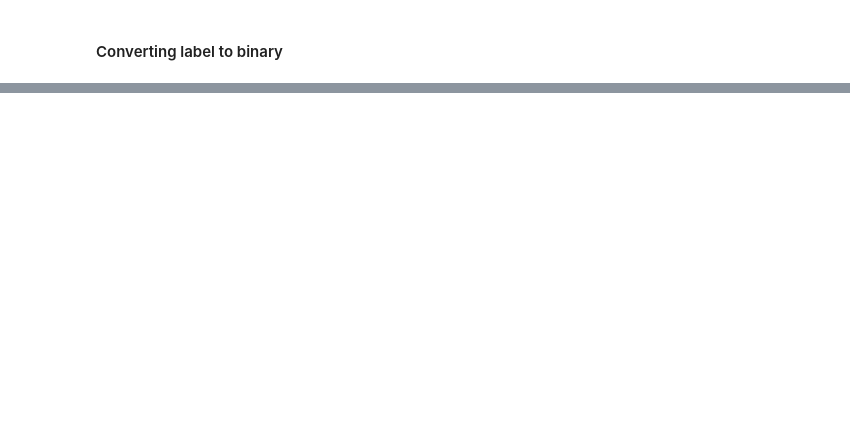
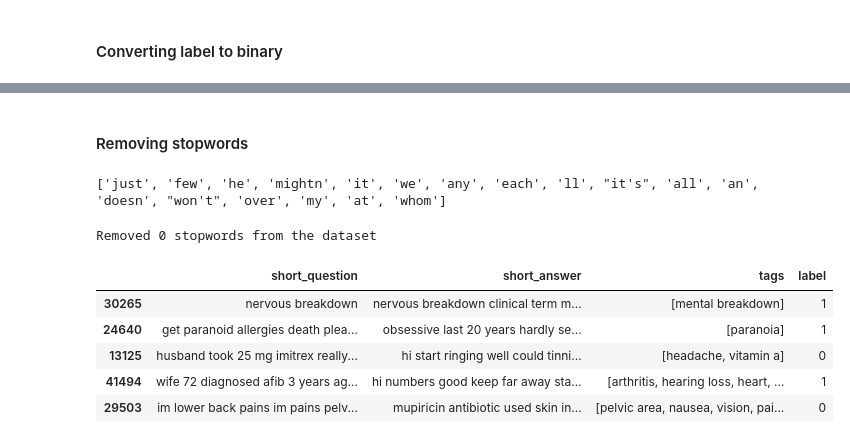
Before and after one commit to Arnav710/cse150a, a Jupyter notebook: data_preprocessing.ipynb, the cells around one changed output, grey strips where cells are left out. Cells and saved outputs as stored; diff of their text form; code cells hidden in the pictures; blank space fills up the shorter version.

Commit message:
feat: tokenization and stopword removal

```diff
--- a/data_preprocessing.ipynb
+++ b/data_preprocessing.ipynb
@@ -116,3 +119,51 @@ df.sample(5, random_state=SEED)
 | 13125 | my husband took a 25 mg imitrex f... | hi start with the ringing well th... | [headache, vitamin a] | 0 |
 | 41494 | my wife is 72 and was diagnosed w... | hi her numbers are good and keep ... | [arthritis, hearing loss, heart, ... | 1 |
 | 29503 | im having lower back pains and im... | mupiricin is an antibiotic used f... | [pelvic area, nausea, vision, pai... | 0 |
+# %% [markdown]
+#### Removing stopwords
+# %%
+stop_words = set(stopwords.words('english'))
+
+# View some samples of stopwords to see what they look like
+print(list(stop_words)[::10])
+# %% [output]
+['just', 'few', 'he', 'mightn', 'it', 'we', 'any', 'each', 'll', "it's", 'all', 'an', 'doesn', "won't", 'over', 'my', 'at', 'whom']
+# %%
+def remove_stopwords(df: pd.DataFrame, cols) -> pd.DataFrame:
+
+	count_removed = 0
+
+	stop_words = set(stopwords.words('english'))
+
+	for i, row in df.iterrows():
+		for col in cols:
+
+			# Get list of tokens in sentence
+			sentence_tokens = word_tokenize(df.at[i, col])
+
+			sentence_tokens_without_stopwords = []
+			for token in sentence_tokens:
+				if token not in stop_words:
+					sentence_tokens_without_stopwords.append(token)
+				else:
+					count_removed += 1
+
+			# Join list using spaces
+			df.at[i, col] = " ".join(sentence_tokens_without_stopwords)
+
+	print(f"Removed {count_removed} stopwords from the dataset")
+
+	return df
+
+df = remove_stopwords(df, ['short_question', 'short_answer'])
+# %% [output]
+Removed 0 stopwords from the dataset
+# %%
+df.sample(5, random_state=SEED)
+# %% [output]
+|  | short_question | short_answer | tags | label |
+| 30265 | nervous breakdown | nervous breakdown clinical term m... | [mental breakdown] | 1 |
+| 24640 | get paranoid allergies death plea... | obsessive last 20 years hardly se... | [paranoia] | 1 |
+| 13125 | husband took 25 mg imitrex really... | hi start ringing well could tinni... | [headache, vitamin a] | 0 |
+| 41494 | wife 72 diagnosed afib 3 years ag... | hi numbers good keep far away sta... | [arthritis, hearing loss, heart, ... | 1 |
+| 29503 | im lower back pains im pains pelv... | mupiricin antibiotic used skin in... | [pelvic area, nausea, vision, pai... | 0 |
```
Also changed, not shown: parts of 1 cell of this notebook.
